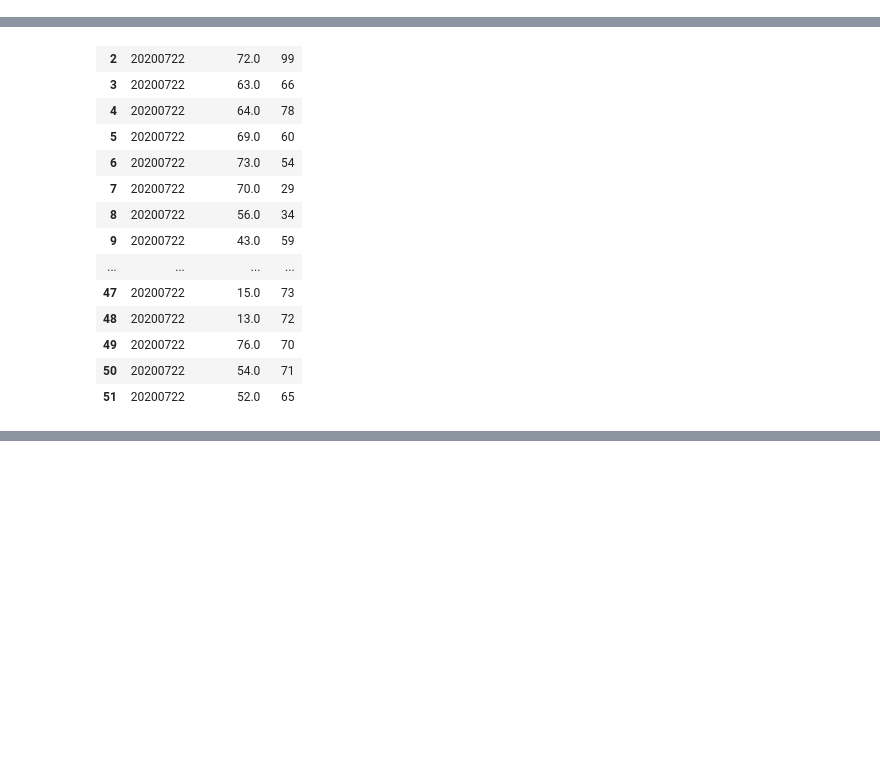
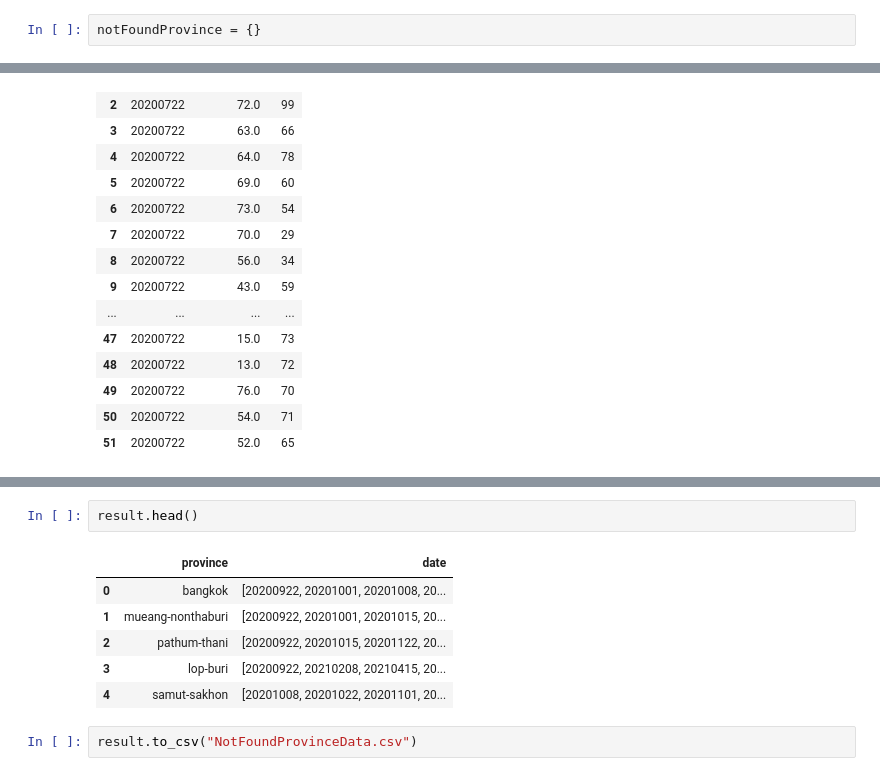
Before and after one commit to Peemajoke/DataSciProject2, a Jupyter notebook: Code/ScrapeData.ipynb, the cells around one changed output, grey strips where cells are left out. Saved outputs shown, nothing was run; the diff lists cells and outputs as text; blank space fills up the shorter version.

```diff
--- a/Code/ScrapeData.ipynb
+++ b/Code/ScrapeData.ipynb
@@ -109,3 +112,5 @@ def findStuff(date,type):
         scrapedValue.append([value[0],ozoneValue.get_attribute('data-value').split(" ")[0]])
         print(ozoneValue.get_attribute('data-value').split(" ")[0])
     return scrapedValue
+# %%
+notFoundProvince = {}
@@ -264,0 +337,11 @@ dfO3.to_csv('../Data/O3Data.csv')
+# %%
+result.head()
+# %% [output]
+|  | province | date |
+| 0 | bangkok | [20200922, 20201001, 20201008, 20... |
+| 1 | mueang-nonthaburi | [20200922, 20201001, 20201015, 20... |
+| 2 | pathum-thani | [20200922, 20201015, 20201122, 20... |
+| 3 | lop-buri | [20200922, 20210208, 20210415, 20... |
+| 4 | samut-sakhon | [20201008, 20201022, 20201101, 20... |
+# %%
+result.to_csv("NotFoundProvinceData.csv")
```
Also changed, not shown: parts of 12 cells of this notebook, 2 other files.
